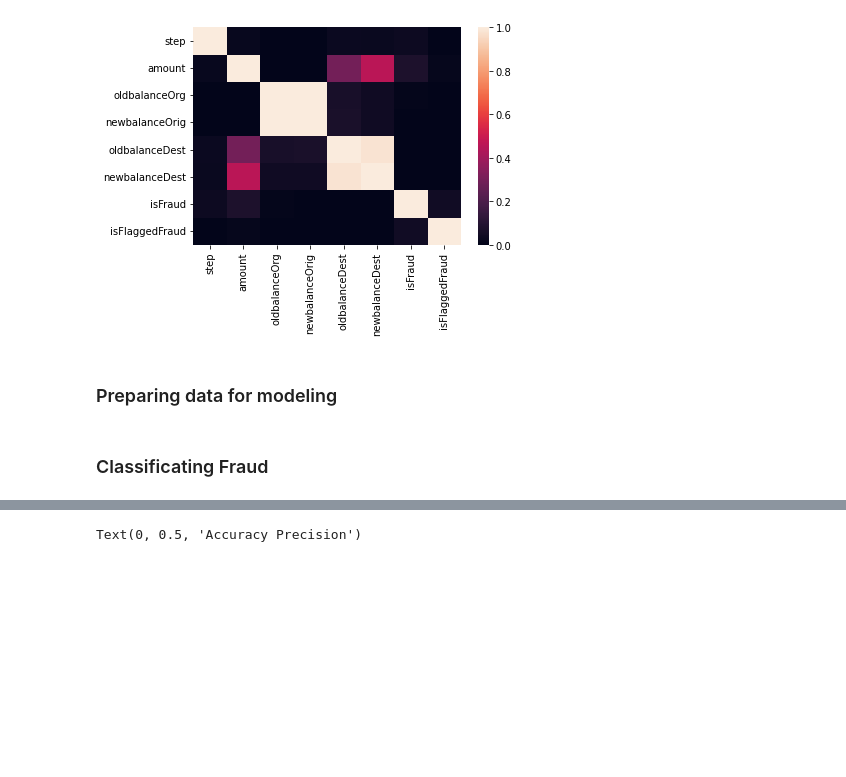
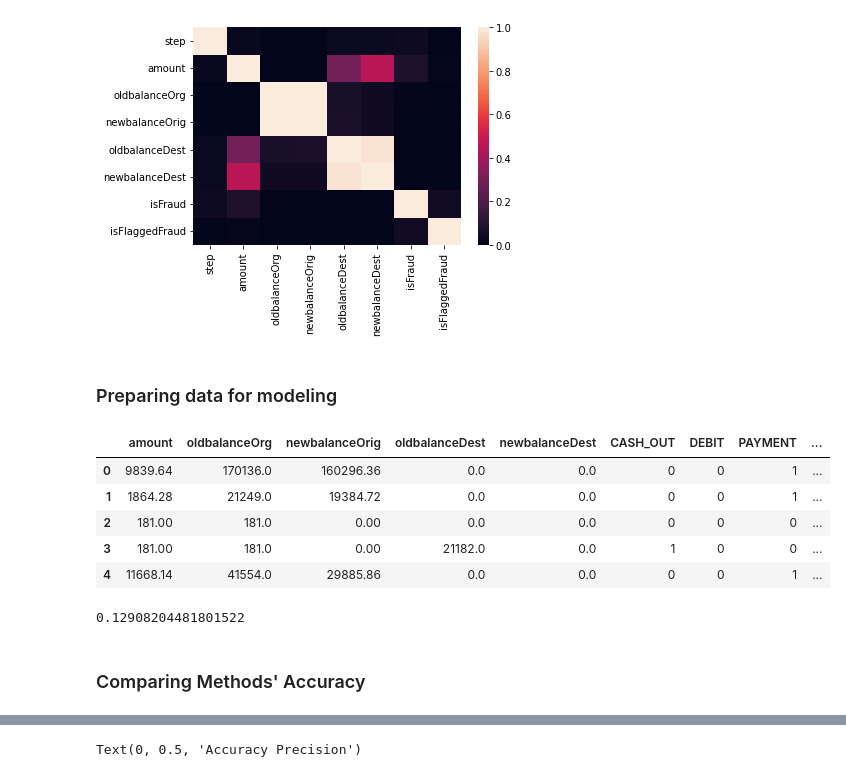
Before and after one commit to fdemacedof/fraud_prediction, a Jupyter notebook: predicting fraud.ipynb, the cells around one changed output, grey strips where cells are left out. Saved outputs shown, nothing was run; the diff lists cells and outputs as text; code cells hidden in the pictures; blank space fills up the shorter version.

```diff
--- a/predicting fraud.ipynb
+++ b/predicting fraud.ipynb
@@ -71,17 +66,30 @@ heatmap(df.corr(), vmin=0, vmax=1)
 # %%
 y = df["isFraud"]
 X = df.drop("isFraud", axis = 1)
 
 # Removing identifyers and "step" variable
 X = X.drop(["step", "nameDest", "nameOrig", "isFlaggedFraud"], axis=1)
 
 # Create dummies for categorical variables
 cat_cols = X.select_dtypes(include=['object']).columns
 
 X = pd.concat([X.drop("type",axis=1),
             pd.get_dummies(X["type"],
                            drop_first=True,
                            prefix_sep="_")],
            axis=1)
+
+X.head()
+# %% [output]
+|  | amount | oldbalanceOrg | newbalanceOrig | oldbalanceDest | newbalanceDest | CASH_OUT | DEBIT | PAYMENT | ... |
+| 0 | 9839.64 | 170136.0 | 160296.36 | 0.0 | 0.0 | 0 | 0 | 1 | ... |
+| 1 | 1864.28 | 21249.0 | 19384.72 | 0.0 | 0.0 | 0 | 0 | 1 | ... |
+| 2 | 181.00 | 181.0 | 0.00 | 0.0 | 0.0 | 0 | 0 | 0 | ... |
+| 3 | 181.00 | 181.0 | 0.00 | 21182.0 | 0.0 | 1 | 0 | 0 | ... |
+| 4 | 11668.14 | 41554.0 | 29885.86 | 0.0 | 0.0 | 0 | 0 | 1 | ... |
+# %%
+np.sum(y)/len(y)*100
+# %% [output]
+0.12908204481801522
 # %% [markdown]
-### Classificating Fraud
+### Comparing Methods' Accuracy
```
Also changed, not shown: parts of 17 cells of this notebook.
